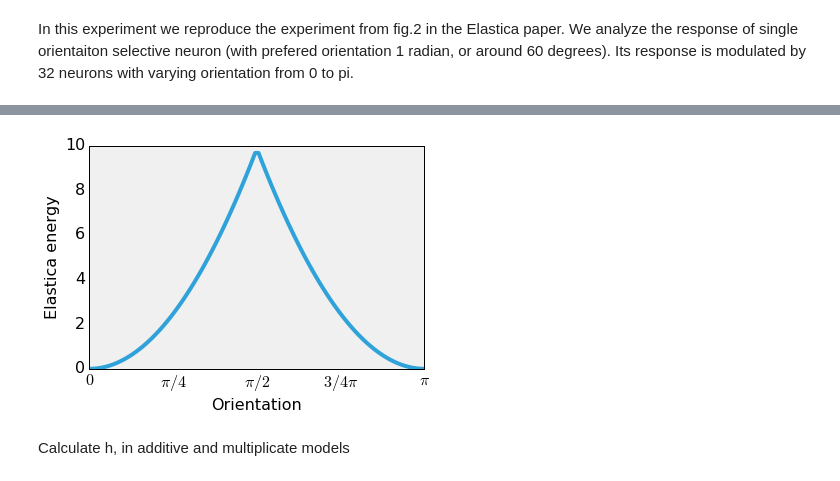
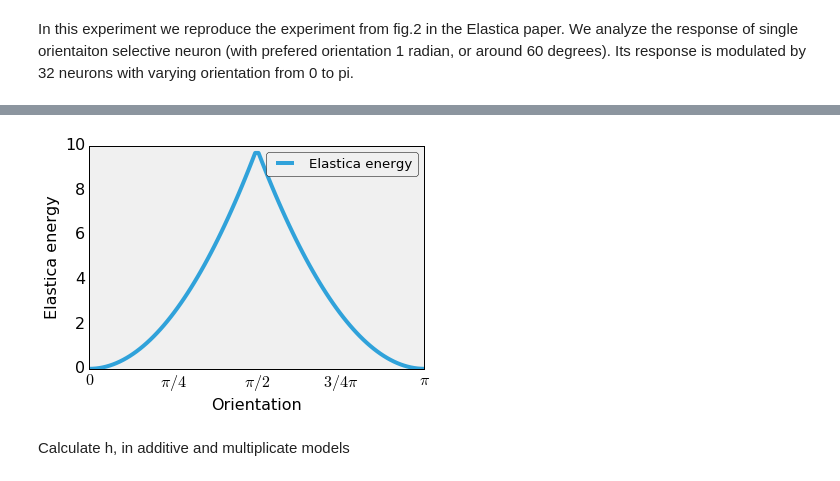
Before and after one commit to masenov/HonoursProject, a Jupyter notebook: Python/Experiments1_fig.2.ipynb, the cells around one changed output, grey strips where cells are left out. Cells and saved outputs as stored; diff of their text form; code cells hidden in the pictures.

```diff
--- a/Python/Experiments1_fig.2.ipynb
+++ b/Python/Experiments1_fig.2.ipynb
@@ -53,16 +53,17 @@ energies = np.zeros(nn)
 # %%
 # Elastica energies between neuron with orientation 1 rad and population of 32 neurons with variable orientation from 0 to pi
 for i in range(nn):
     energies[i] = en.E(theta[i],flanker,[1,0])
 mpl.rcParams.update({'font.size': 16})
-plt.plot(theta,energies,linewidth=4)
+en, = plt.plot(theta,energies,linewidth=4,label='Elastica energy')
+plt.legend(handles=[en])
 plt.xlabel('Orientation')
 plt.ylabel('Elastica energy')
 plt.xlim(0,np.pi)
 plt.xticks([0, np.pi/4, np.pi/2, 3*np.pi/4,np.pi], [r'$0$', r'$\pi/4$', r'$\pi/2$', r'$3/4\pi$', r'$\pi$'])
 plt.savefig('../Report/Pictures/experiments/exp1_fig2/el_ener.png', dpi=200,bbox_inches='tight')
 # %% [output]
-[figure, old version]
+[figure, new version]
 # %% [markdown]
 Calculate h, in additive and multiplicate models
 # %%
```
Also changed, not shown: parts of 8 cells of this notebook, 59 other files.
